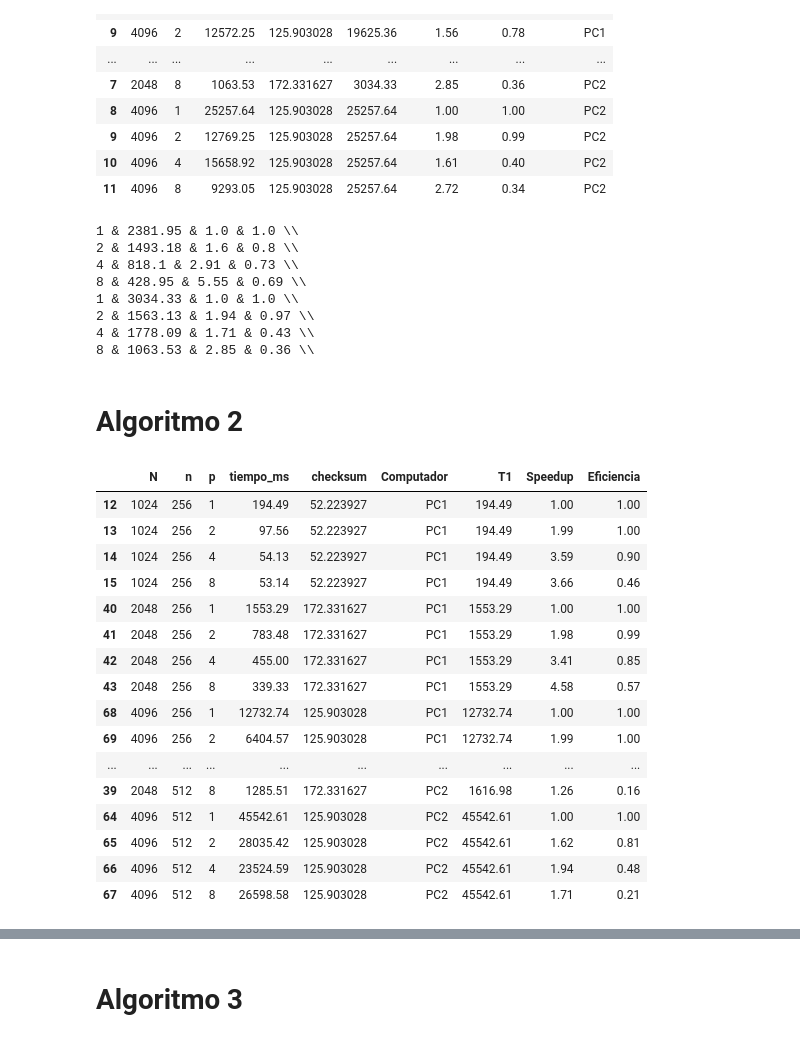
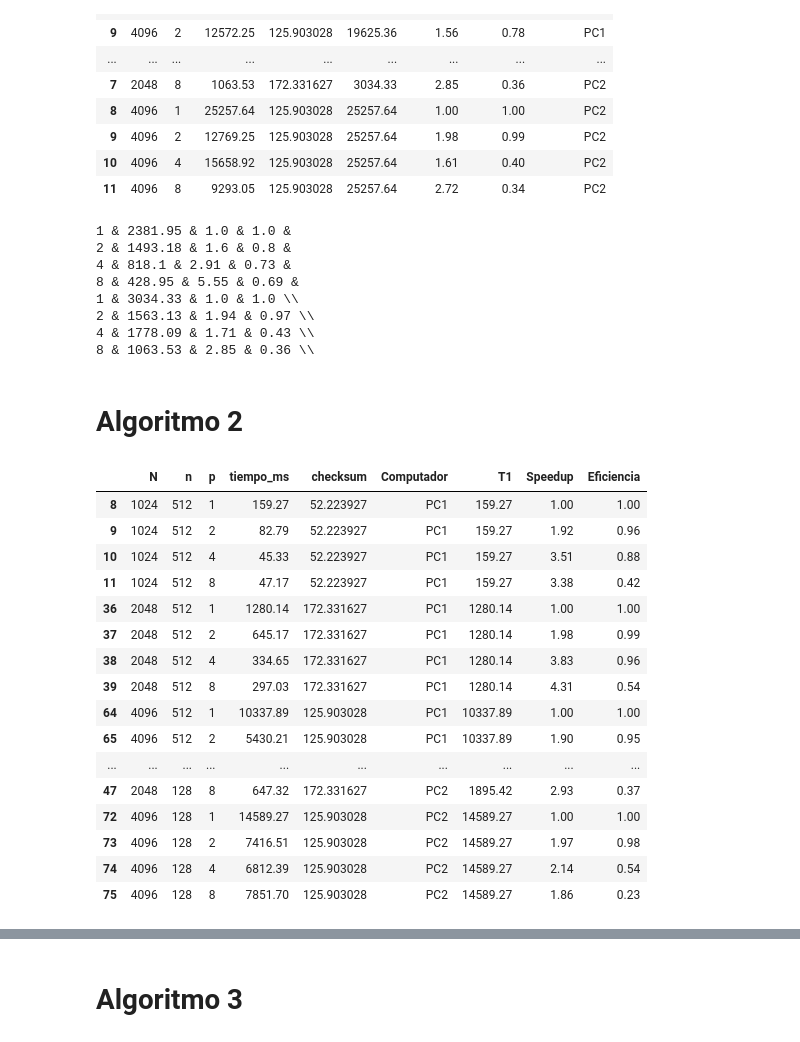
Before and after one commit to Jimenez73/alg_paralelos, a Jupyter notebook: tarea_2/graphs.ipynb, the cells around one changed output, grey strips where cells are left out. Cells and saved outputs as stored; diff of their text form; code cells hidden in the pictures.

```diff
--- a/tarea_2/graphs.ipynb
+++ b/tarea_2/graphs.ipynb
@@ -109,15 +109,21 @@ df_1
 def imprimir_tabla(df):
     a = df[df["N"] == 2048]
 
+    i = 0
     for fila in a.itertuples():
-        print(fila.p, "&", fila.tiempo_ms, "&",fila.Speedup, "&", fila.Eficiencia, "\\\\")
+        print(fila.p, "&", fila.tiempo_ms, "&", fila.Speedup, "&", fila.Eficiencia, end="")
+        if i < 4:
+            print(" & ")
+        else:
+            print(" \\\\")
+        i += 1
 
 imprimir_tabla(df_1)
 # %% [output]
-1 & 2381.95 & 1.0 & 1.0 \\
-2 & 1493.18 & 1.6 & 0.8 \\
-4 & 818.1 & 2.91 & 0.73 \\
-8 & 428.95 & 5.55 & 0.69 \\
+1 & 2381.95 & 1.0 & 1.0 &
+2 & 1493.18 & 1.6 & 0.8 &
+4 & 818.1 & 2.91 & 0.73 &
+8 & 428.95 & 5.55 & 0.69 &
 1 & 3034.33 & 1.0 & 1.0 \\
 2 & 1563.13 & 1.94 & 0.97 \\
 4 & 1778.09 & 1.71 & 0.43 \\
@@ -139,32 +145,32 @@ def calcular_optimo(df, n):
 # %%
 df_2 = pd.read_csv(f"{results_pc1}/alg_2.csv")
 df_2["Computador"] = "PC1"
-df_2_best = calcular_optimo(df_2, 256)
+df_2_best = calcular_optimo(df_2, 512)
 
 df_22 = pd.read_csv(f"{results_pc2}/alg_2.csv")
 df_22["Computador"] = "PC2"
-df_22_best = calcular_optimo(df_22, 512)
+df_22_best = calcular_optimo(df_22, 128)
 
 df_best = pd.concat([df_2_best, df_22_best])
 df_best
 # %% [output]
 |  | N | n | p | tiempo_ms | checksum | Computador | T1 | Speedup | Eficiencia |
-| 12 | 1024 | 256 | 1 | 194.49 | 52.223927 | PC1 | 194.49 | 1.00 | 1.00 |
-| 13 | 1024 | 256 | 2 | 97.56 | 52.223927 | PC1 | 194.49 | 1.99 | 1.00 |
-| 14 | 1024 | 256 | 4 | 54.13 | 52.223927 | PC1 | 194.49 | 3.59 | 0.90 |
-| 15 | 1024 | 256 | 8 | 53.14 | 52.223927 | PC1 | 194.49 | 3.66 | 0.46 |
-| 40 | 2048 | 256 | 1 | 1553.29 | 172.331627 | PC1 | 1553.29 | 1.00 | 1.00 |
-| 41 | 2048 | 256 | 2 | 783.48 | 172.331627 | PC1 | 1553.29 | 1.98 | 0.99 |
-| 42 | 2048 | 256 | 4 | 455.00 | 172.331627 | PC1 | 1553.29 | 3.41 | 0.85 |
-| 43 | 2048 | 256 | 8 | 339.33 | 172.331627 | PC1 | 1553.29 | 4.58 | 0.57 |
-| 68 | 4096 | 256 | 1 | 12732.74 | 125.903028 | PC1 | 12732.74 | 1.00 | 1.00 |
-| 69 | 4096 | 256 | 2 | 6404.57 | 125.903028 | PC1 | 12732.74 | 1.99 | 1.00 |
+| 8 | 1024 | 512 | 1 | 159.27 | 52.223927 | PC1 | 159.27 | 1.00 | 1.00 |
+| 9 | 1024 | 512 | 2 | 82.79 | 52.223927 | PC1 | 159.27 | 1.92 | 0.96 |
+| 10 | 1024 | 512 | 4 | 45.33 | 52.223927 | PC1 | 159.27 | 3.51 | 0.88 |
+| 11 | 1024 | 512 | 8 | 47.17 | 52.223927 | PC1 | 159.27 | 3.38 | 0.42 |
+| 36 | 2048 | 512 | 1 | 1280.14 | 172.331627 | PC1 | 1280.14 | 1.00 | 1.00 |
+| 37 | 2048 | 512 | 2 | 645.17 | 172.331627 | PC1 | 1280.14 | 1.98 | 0.99 |
+| 38 | 2048 | 512 | 4 | 334.65 | 172.331627 | PC1 | 1280.14 | 3.83 | 0.96 |
+| 39 | 2048 | 512 | 8 | 297.03 | 172.331627 | PC1 | 1280.14 | 4.31 | 0.54 |
+| 64 | 4096 | 512 | 1 | 10337.89 | 125.903028 | PC1 | 10337.89 | 1.00 | 1.00 |
+| 65 | 4096 | 512 | 2 | 5430.21 | 125.903028 | PC1 | 10337.89 | 1.90 | 0.95 |
 | ... | ... | ... | ... | ... | ... | ... | ... | ... | ... |
-| 39 | 2048 | 512 | 8 | 1285.51 | 172.331627 | PC2 | 1616.98 | 1.26 | 0.16 |
-| 64 | 4096 | 512 | 1 | 45542.61 | 125.903028 | PC2 | 45542.61 | 1.00 | 1.00 |
-| 65 | 4096 | 512 | 2 | 28035.42 | 125.903028 | PC2 | 45542.61 | 1.62 | 0.81 |
-| 66 | 4096 | 512 | 4 | 23524.59 | 125.903028 | PC2 | 45542.61 | 1.94 | 0.48 |
-| 67 | 4096 | 512 | 8 | 26598.58 | 125.903028 | PC2 | 45542.61 | 1.71 | 0.21 |
+| 47 | 2048 | 128 | 8 | 647.32 | 172.331627 | PC2 | 1895.42 | 2.93 | 0.37 |
+| 72 | 4096 | 128 | 1 | 14589.27 | 125.903028 | PC2 | 14589.27 | 1.00 | 1.00 |
+| 73 | 4096 | 128 | 2 | 7416.51 | 125.903028 | PC2 | 14589.27 | 1.97 | 0.98 |
+| 74 | 4096 | 128 | 4 | 6812.39 | 125.903028 | PC2 | 14589.27 | 2.14 | 0.54 |
+| 75 | 4096 | 128 | 8 | 7851.70 | 125.903028 | PC2 | 14589.27 | 1.86 | 0.23 |
 # %%
 imprimir_tabla(df_best)
 # %% [output]
```
Also changed, not shown: parts of 8 cells of this notebook, 3 other files.
